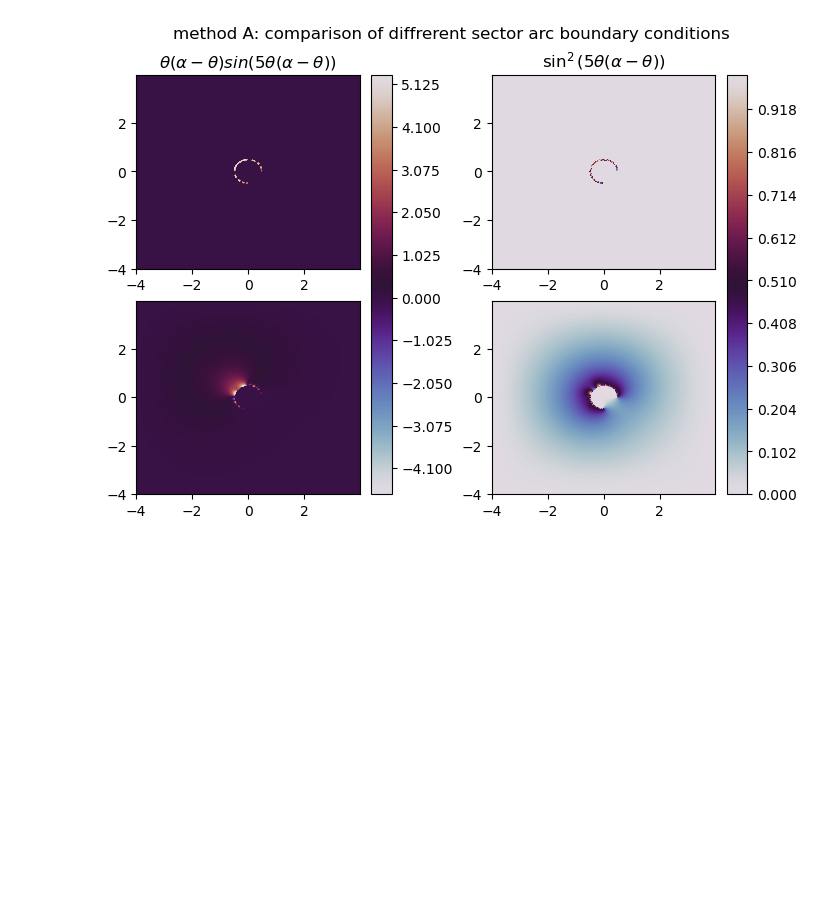
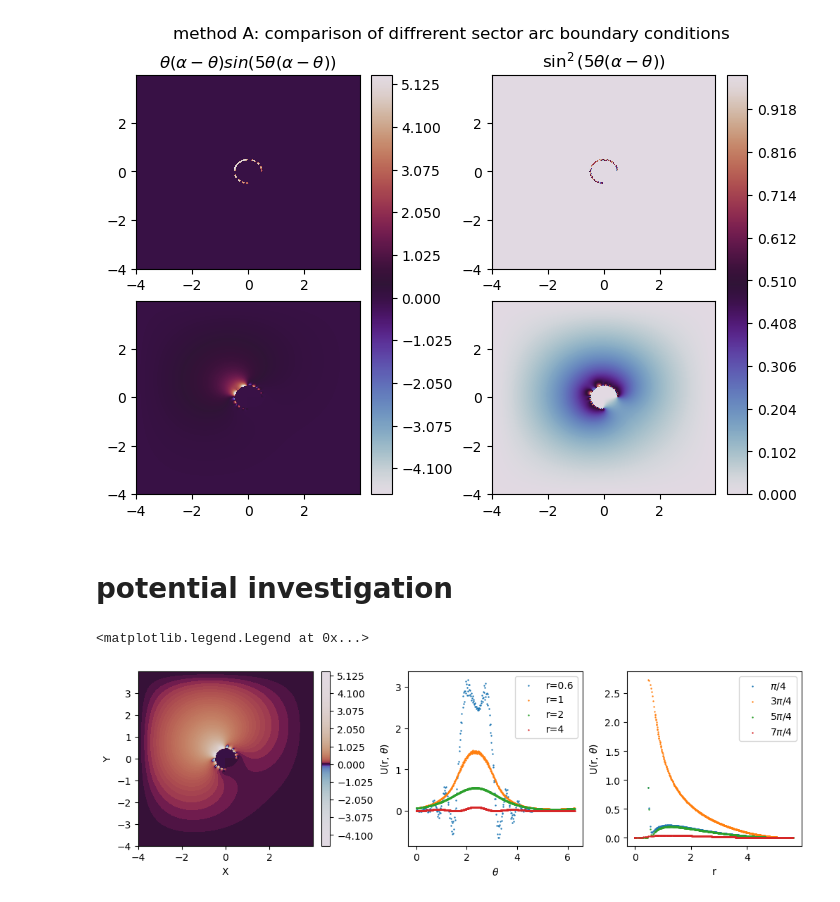
Before and after one commit to KaiCarmin/Schoool, a Jupyter notebook: Laplace equation - Numeric Ex - Equations 77313/laplace ex.ipynb, the cells around one changed output. Saved outputs shown, nothing was run; the diff lists cells and outputs as text; code cells hidden in the pictures; blank space fills up the shorter version.

Commit message:
added specific angles and radius plots

```diff
--- a/Laplace equation - Numeric Ex - Equations 77313/laplace ex.ipynb
+++ b/Laplace equation - Numeric Ex - Equations 77313/laplace ex.ipynb
@@ -163,3 +164,38 @@ for i in range(2):
     fig.colorbar(pcm, ax=ax[:, i])
 # %% [output]
 [figure]
+# %% [markdown]
+# potential investigation
+# %%
+alpha = alpha_arr[-1]
+dn = dn_arr[1]
+U_boundary = U_boundary_arr[0]
+max_iter = 30000
+# %%
+sim = simulation(R, dn, lower_bound, upper_bound, alpha, U_boundary)
+potential = sim.solve_potential(max_iter)
+# %%
+fig, ax = plt.subplots(1, 3, figsize=(10, 3),layout='constrained')
+pcm = ax[0].contourf(sim.X,sim.Y,sim.potential_solved, 500, cmap='twilight' ,norm=mpl.colors.SymLogNorm(0.1))
+plt.colorbar(pcm, ax=ax[0])
+ax[0].set_xlabel('X')
+ax[0].set_ylabel('Y')
+
+for rr in [0.6, 1, 2, 4]:
+    U_theta_R1 = np.select([np.abs((sim.r - rr)) < sim.dn], [sim.potential_solved]).flatten()
+    theta_R1 = np.select([np.abs((sim.r - rr)) < sim.dn], [sim.theta]).flatten()
+    ax[1].scatter(theta_R1, U_theta_R1, s=0.5, label = f'r={rr}')
+ax[1].set_ylabel(r'U(r, $\theta$)')
+ax[1].set_xlabel(r'$\theta$')
+ax[1].legend()
+
+for tt, lab in zip([np.pi/4, 3*np.pi/4,5*np.pi/4 ,7*np.pi/4], [r'$\pi/4$',r'$3\pi/4$',r'$5\pi/4$', r'$7\pi/4$']):
+    U_r_THETA = np.select([np.abs((sim.theta - tt)) < sim.dn], [sim.potential_solved]).flatten()
+    r_THETA = np.select([np.abs((sim.theta - tt)) < sim.dn], [sim.r]).flatten()
+    ax[2].scatter((r_THETA), U_r_THETA, s=0.5, label=lab)
+ax[2].set_ylabel(r'U(r, $\theta$)')
+ax[2].set_xlabel('r')
+ax[2].legend()
+# %% [output]
+<matplotlib.legend.Legend at 0x...>
+[figure, added]
```
Also changed, not shown: parts of 3 cells of this notebook.
